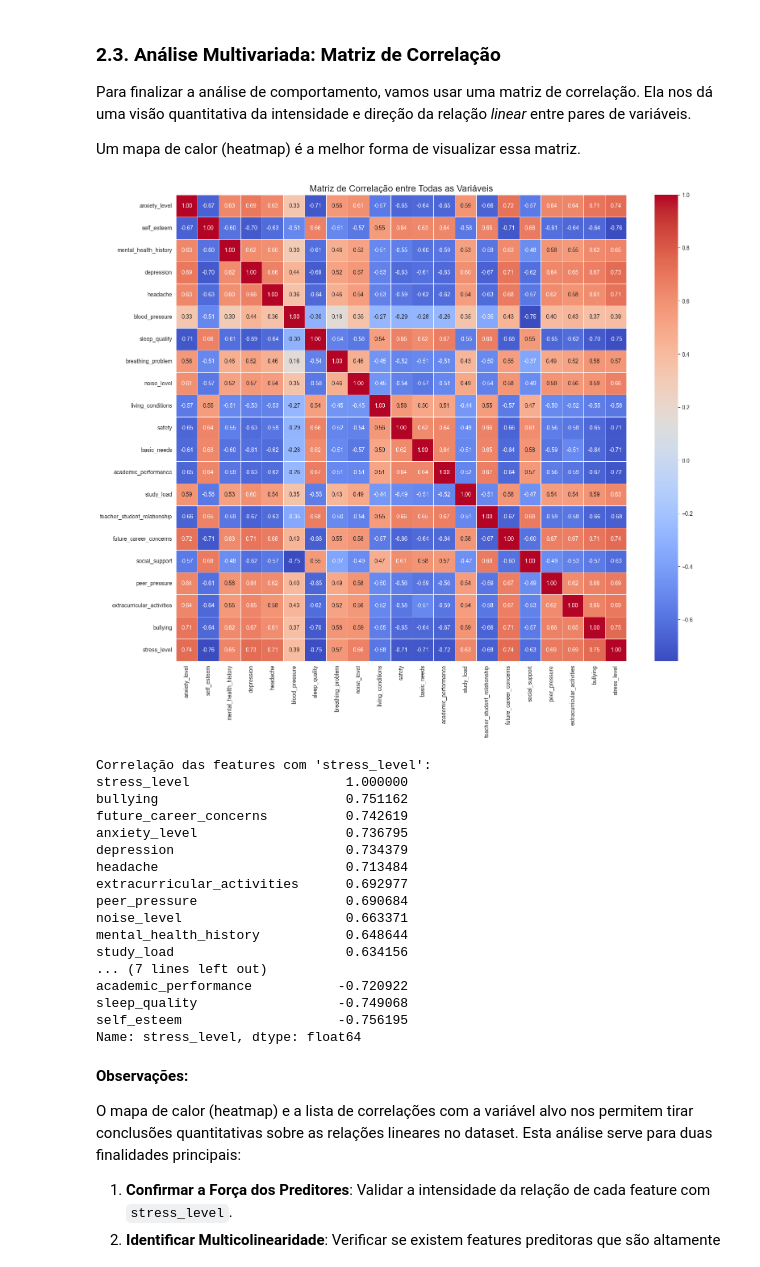
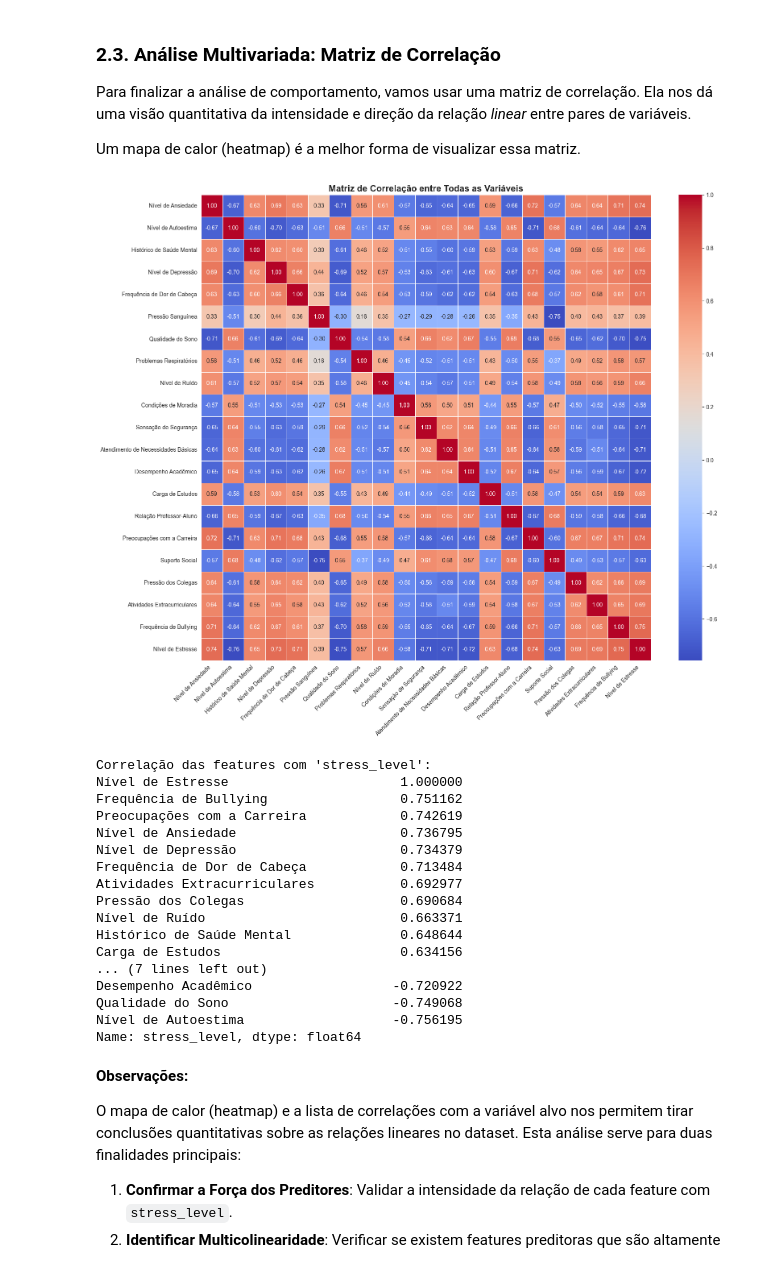
Before and after one commit to fernando-lfs/fiap-tech-challenge-fase3, a Jupyter notebook: notebooks/01-analise-exploratoria.ipynb, the cells around one changed output. Cells and saved outputs as stored; diff of their text form; code cells hidden in the pictures.

```diff
--- a/notebooks/01-analise-exploratoria.ipynb
+++ b/notebooks/01-analise-exploratoria.ipynb
@@ -374,36 +472,66 @@ Para finalizar a análise de comportamento, vamos usar uma matriz de correlaçã
 
 Um mapa de calor (heatmap) é a melhor forma de visualizar essa matriz.
 # %%
-# Calcular a matriz de correlação
+# --- Etapa 1: Preparação da Matriz ---
+
+# 1. Calcular a matriz de correlação original (com os nomes em inglês)
 corr_matrix = df.corr()
 
-# Criar o heatmap
+# 2. Criar uma cópia traduzida da matriz para usar na visualização.
+#    O método .rename() aplica o dicionário tanto às colunas quanto ao índice.
+#    A variável alvo "stress_level" não será traduzida, pois não está no dicionário,
+#    o que é útil para mantê-la como referência.
+translated_corr_matrix = corr_matrix.rename(
+    columns=FEATURE_TRANSLATOR, index=FEATURE_TRANSLATOR
+)
+
+
+# --- Etapa 2: Visualização (Heatmap) ---
+
+# 3. Criar o heatmap usando a matriz com os nomes traduzidos
 plt.figure(figsize=(18, 15))
-sns.heatmap(corr_matrix, annot=True, cmap="coolwarm", fmt=".2f", linewidths=0.5)
-plt.title("Matriz de Correlação entre Todas as Variáveis", fontsize=16)
+sns.heatmap(
+    translated_corr_matrix,
+    annot=True,  # Exibir os valores de correlação
+    cmap="coolwarm",  # Esquema de cores (quente para positivo, frio para negativo)
+    fmt=".2f",  # Formatar os números com duas casas decimais
+    linewidths=0.5,  # Linhas sutis para separar as células
+)
+plt.title("Matriz de Correlação entre Todas as Variáveis", fontsize=16, weight="bold")
+plt.xticks(
+    rotation=45, ha="right"
+)  # Rotaciona os rótulos do eixo X para melhor legibilidade
+plt.yticks(rotation=0)
 plt.show()
 
-# Para focar na variável alvo, podemos listar as correlações em ordem
+
+# --- Etapa 3: Listagem Ordenada ---
+
+# 4. Listar as correlações com a variável alvo, também com nomes traduzidos.
+#    Aplicamos o .rename() apenas no índice da Série para traduzir os nomes das features.
 print("Correlação das features com 'stress_level':")
-print(corr_matrix["stress_level"].sort_values(ascending=False))
+correlation_with_target = (
+    corr_matrix["stress_level"].rename(FEATURE_TRANSLATOR).sort_values(ascending=False)
+)
+print(correlation_with_target)
 # %% [output]
-[figure, old version]
+[figure, new version]
 Correlação das features com 'stress_level':
-stress_level                    1.000000
-bullying                        0.751162
-future_career_concerns          0.742619
-anxiety_level                   0.736795
-depression                      0.734379
-headache                        0.713484
-extracurricular_activities      0.692977
-peer_pressure                   0.690684
-noise_level                     0.663371
-mental_health_history           0.648644
-study_load                      0.634156
+Nível de Estresse                      1.000000
+Frequência de Bullying                 0.751162
+Preocupações com a Carreira            0.742619
+Nível de Ansiedade                     0.736795
+Nível de Depressão                     0.734379
+Frequência de Dor de Cabeça            0.713484
+Atividades Extracurriculares           0.692977
+Pressão dos Colegas                    0.690684
+Nível de Ruído                         0.663371
+Histórico de Saúde Mental              0.648644
+Carga de Estudos                       0.634156
 ... (7 lines left out)
-academic_performance           -0.720922
-sleep_quality                  -0.749068
-self_esteem                    -0.756195
+Desempenho Acadêmico                  -0.720922
+Qualidade do Sono                     -0.749068
+Nível de Autoestima                   -0.756195
 Name: stress_level, dtype: float64
 # %% [markdown]
 **Observações:**
```
Also changed, not shown: parts of 24 cells of this notebook, 4 other files.
